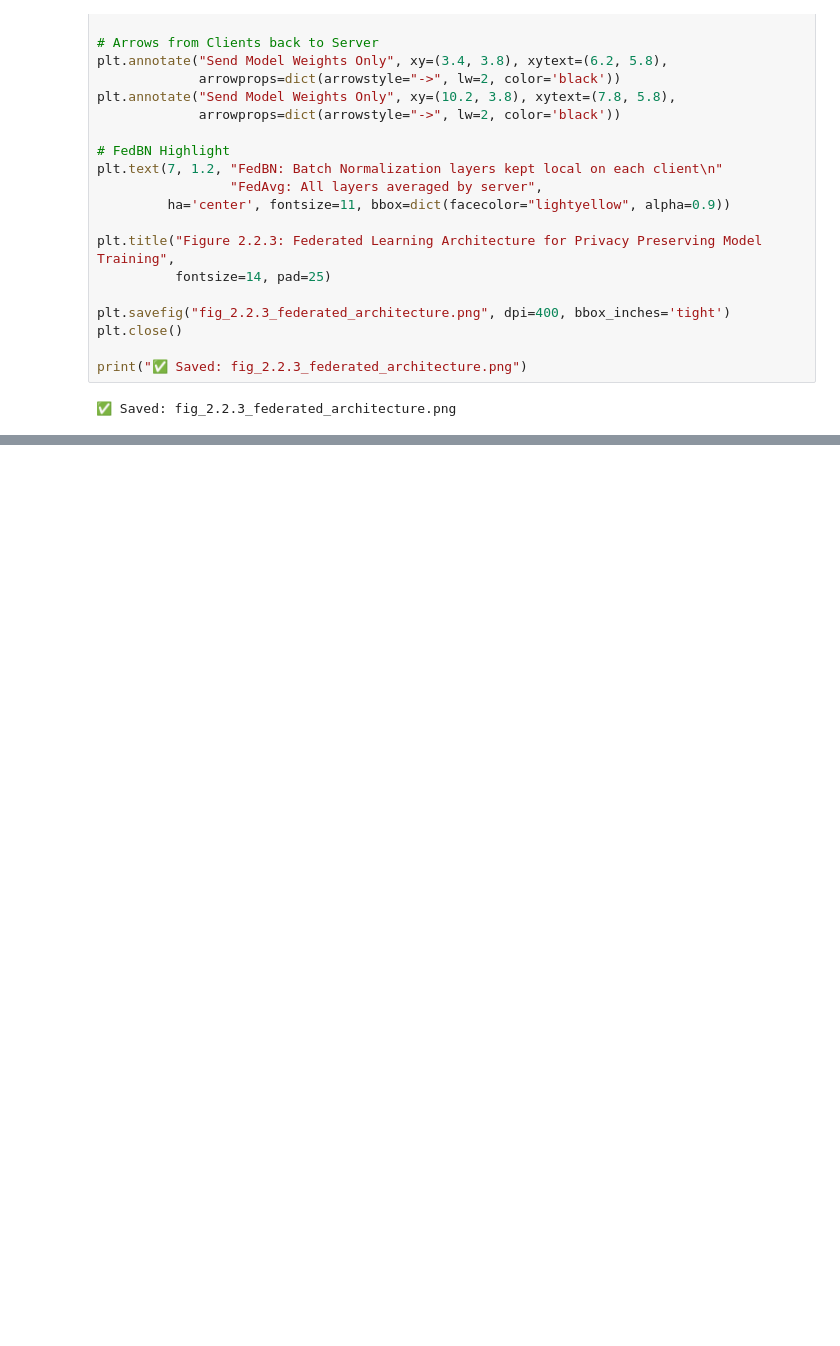
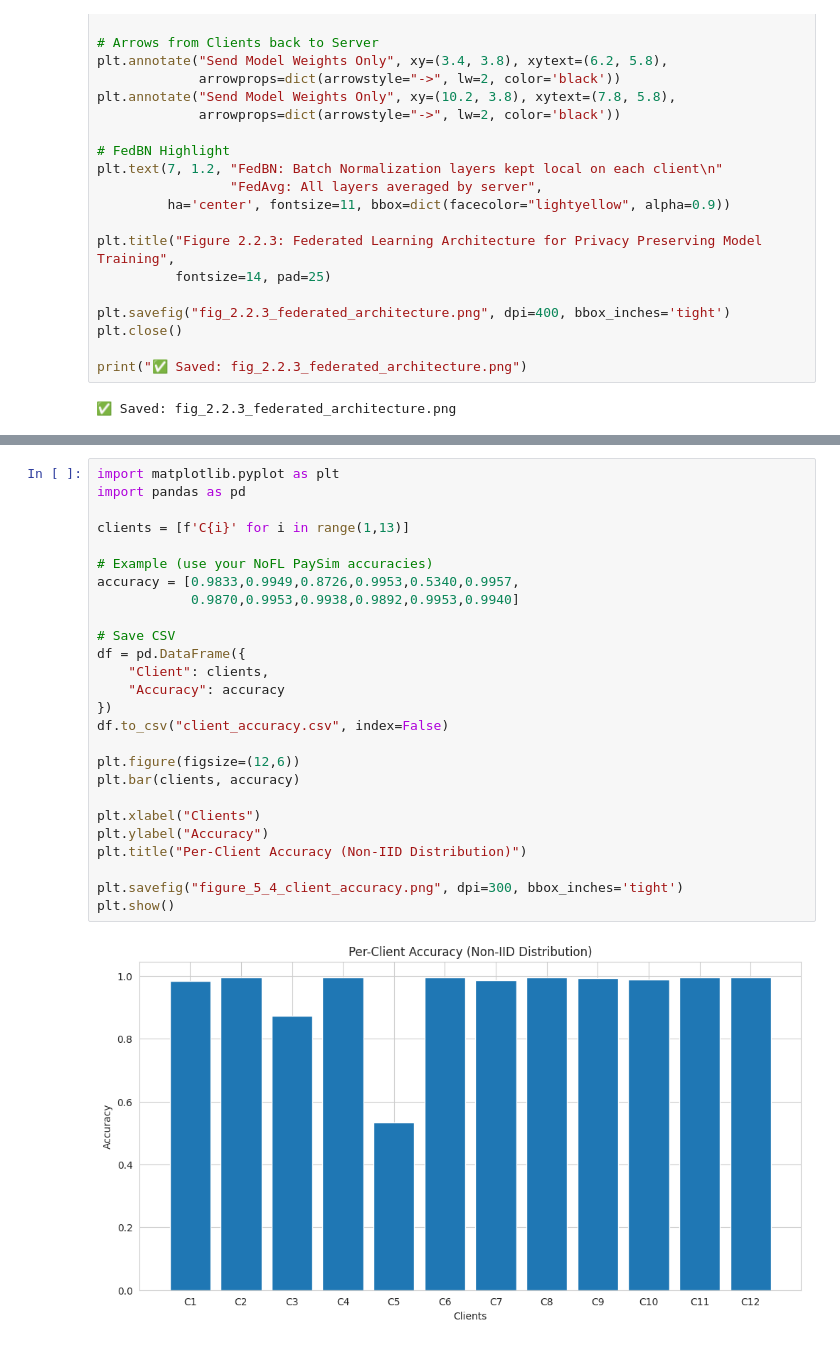
Before and after one commit to ThisumiWijesinghe/Fraud-Detection-with-Federated-Learning, a Jupyter notebook: Visualization_code.ipynb, the cells around one changed output, grey strips where cells are left out. Drawn from its saved outputs; the diff is of its cells as text; blank space fills up the shorter version.

```diff
--- a/Visualization_code.ipynb
+++ b/Visualization_code.ipynb
@@ -1012,0 +1360,28 @@ print("✅ Saved: fig_2.2.3_federated_architecture.png")
+# %%
+import matplotlib.pyplot as plt
+import pandas as pd
+
+clients = [f'C{i}' for i in range(1,13)]
+
+# Example (use your NoFL PaySim accuracies)
+accuracy = [0.9833,0.9949,0.8726,0.9953,0.5340,0.9957,
+            0.9870,0.9953,0.9938,0.9892,0.9953,0.9940]
+
+# Save CSV
+df = pd.DataFrame({
+    "Client": clients,
+    "Accuracy": accuracy
+})
+df.to_csv("client_accuracy.csv", index=False)
+
+plt.figure(figsize=(12,6))
+plt.bar(clients, accuracy)
+
+plt.xlabel("Clients")
+plt.ylabel("Accuracy")
+plt.title("Per-Client Accuracy (Non-IID Distribution)")
+
+plt.savefig("figure_5_4_client_accuracy.png", dpi=300, bbox_inches='tight')
+plt.show()
+# %% [output]
+[figure, added]
```
Also changed, not shown: parts of 10 cells of this notebook.
